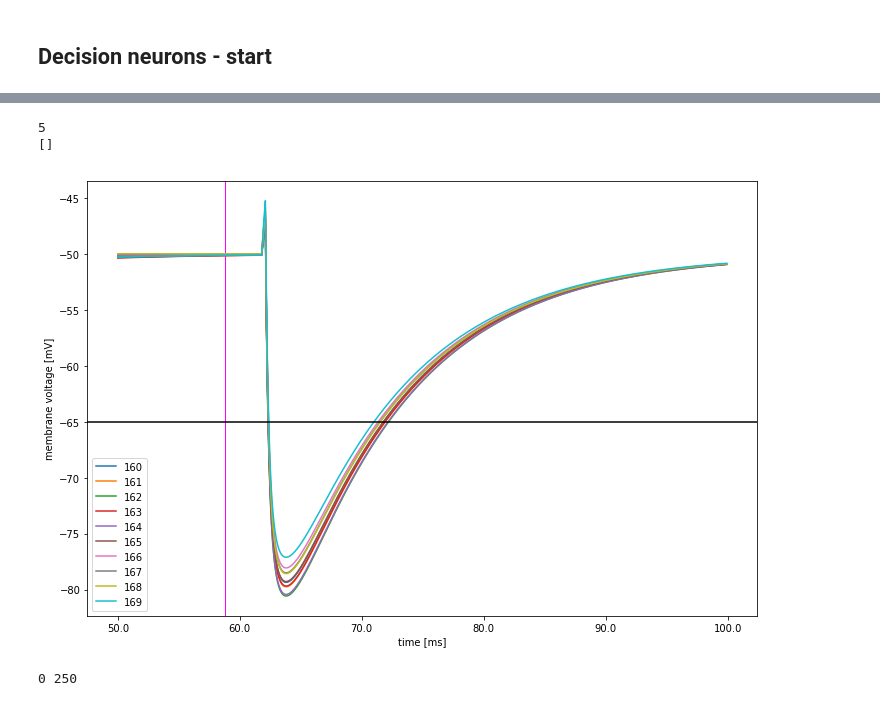
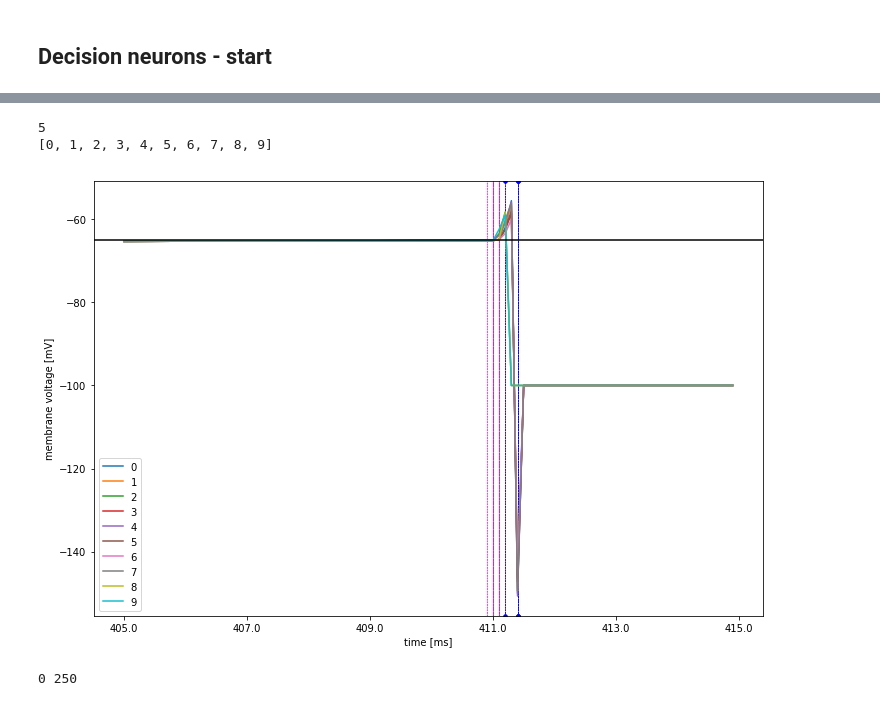
Before and after one commit to chanokin/brainscales-recognition, a Jupyter notebook: codebase/mushroom_body/dvdt_analyze_mbody_results.ipynb, the cells around one changed output, grey strips where cells are left out. Saved outputs shown, nothing was run; the diff lists cells and outputs as text; code cells hidden in the pictures.

```diff
--- a/codebase/mushroom_body/dvdt_analyze_mbody_results.ipynb
+++ b/codebase/mushroom_body/dvdt_analyze_mbody_results.ipynb
@@ -930,16 +930,16 @@ in_spikes = data['input_spikes']
 total_t = int(data['sim_time'])
 sample_indices = data['sample_indices']
 # start_t = int(total_t*0.999)
-start_t = 0#970
+start_t = 400#970
 end_t = 500
 print(start_t, end_t)
 fig = plt.figure(figsize=(15, 10))
 ax = plt.subplot(1, 1, 1)
-for i, dt in enumerate(range(0, end_t, data['sample_dt'])):
+for i, dt in enumerate(range(start_t, end_t, data['sample_dt'])):
     plt.axvline(dt, color='gray', linewidth=0.5)
     vec = sample_indices[i]//args.nSamplesAL
 #     print(vec)
-    plt.text(dt+20, args.nDN*0.98, '%d'%(vec + 1))
+    plt.text(start_t+dt+20, args.nDN*0.98, '%d'%(vec + 1))
 
 
 # plot_in_range(fig, ax, in_spikes,  start_t=start_t, end_t=end_t, markersize=5, marker='.', markeredgewidth=0, color='green')
@@ -957,30 +957,30 @@ plt.show()
 # %%
 
 data = np.load(fname)
 args = data['args'].item()
 print(args.nSamplesAL)
 
 if args.nSamplesAL <= 10:
     volts = data['dn_voltage'][0]
     out_spikes = data['decision_spikes']
     k_spikes = data['kenyon_spikes']
 
     ts = data['timestep']
     # start_t = 900.
     # end_t = 950.
     # start_nid = 10
     # end_nid = 20
 
-    start_t = 50.
-    end_t = start_t + 50.
-    start_nid = 80
+    start_t = 405.
+    end_t = start_t + 10.
+    start_nid = 0
     end_nid = start_nid + 10
 
     plot_snap(start_t, end_t, volts, k_spikes, out_spikes, ts, start_nid, end_nid)
 # %% [output]
 5
-[]
+[0, 1, 2, 3, 4, 5, 6, 7, 8, 9]
-[figure, old version]
+[figure, new version]
 # %%
 
 # data = np.load(fname)
```
Also changed, not shown: parts of 5 cells of this notebook, 18 other files.
